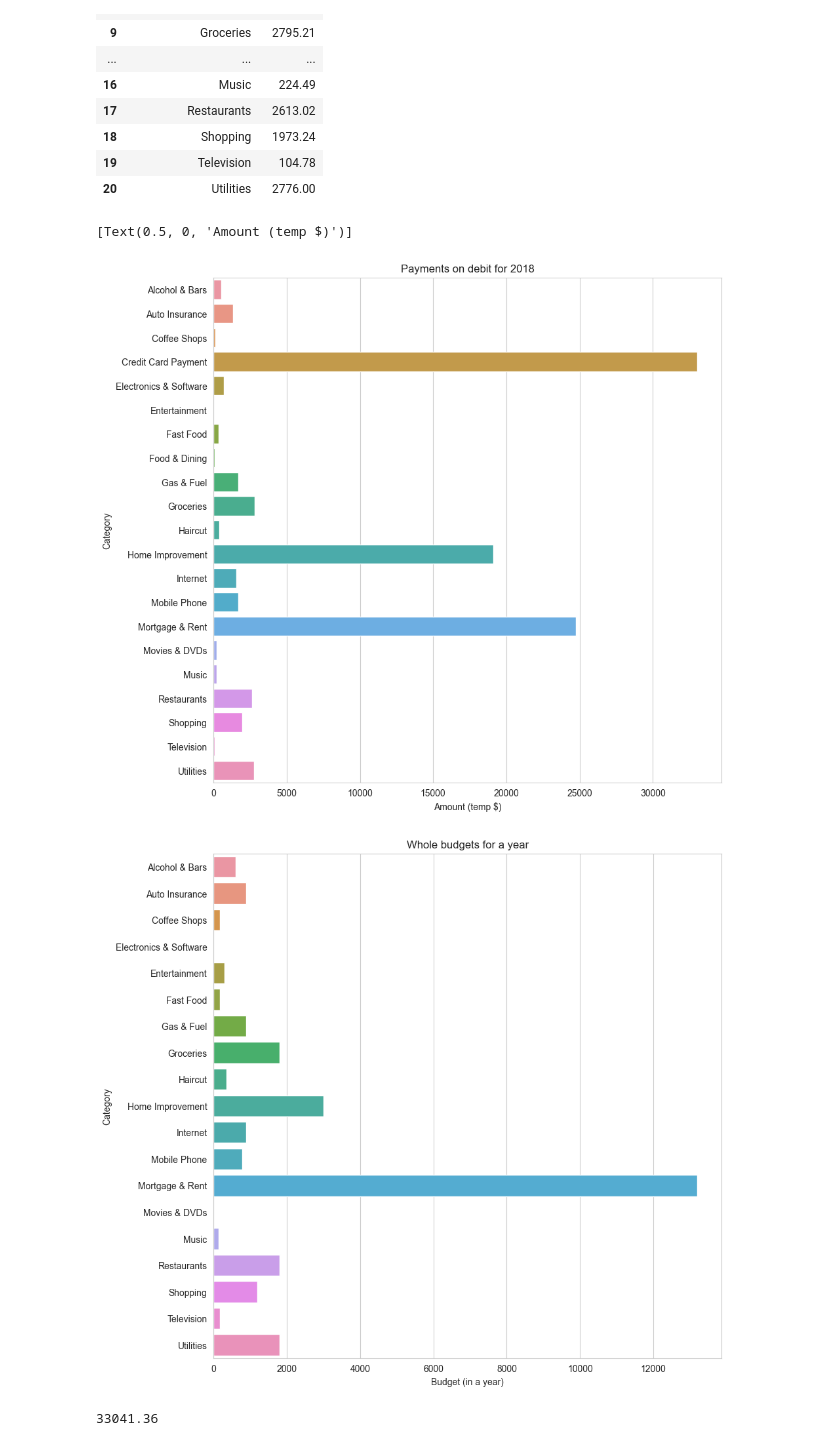
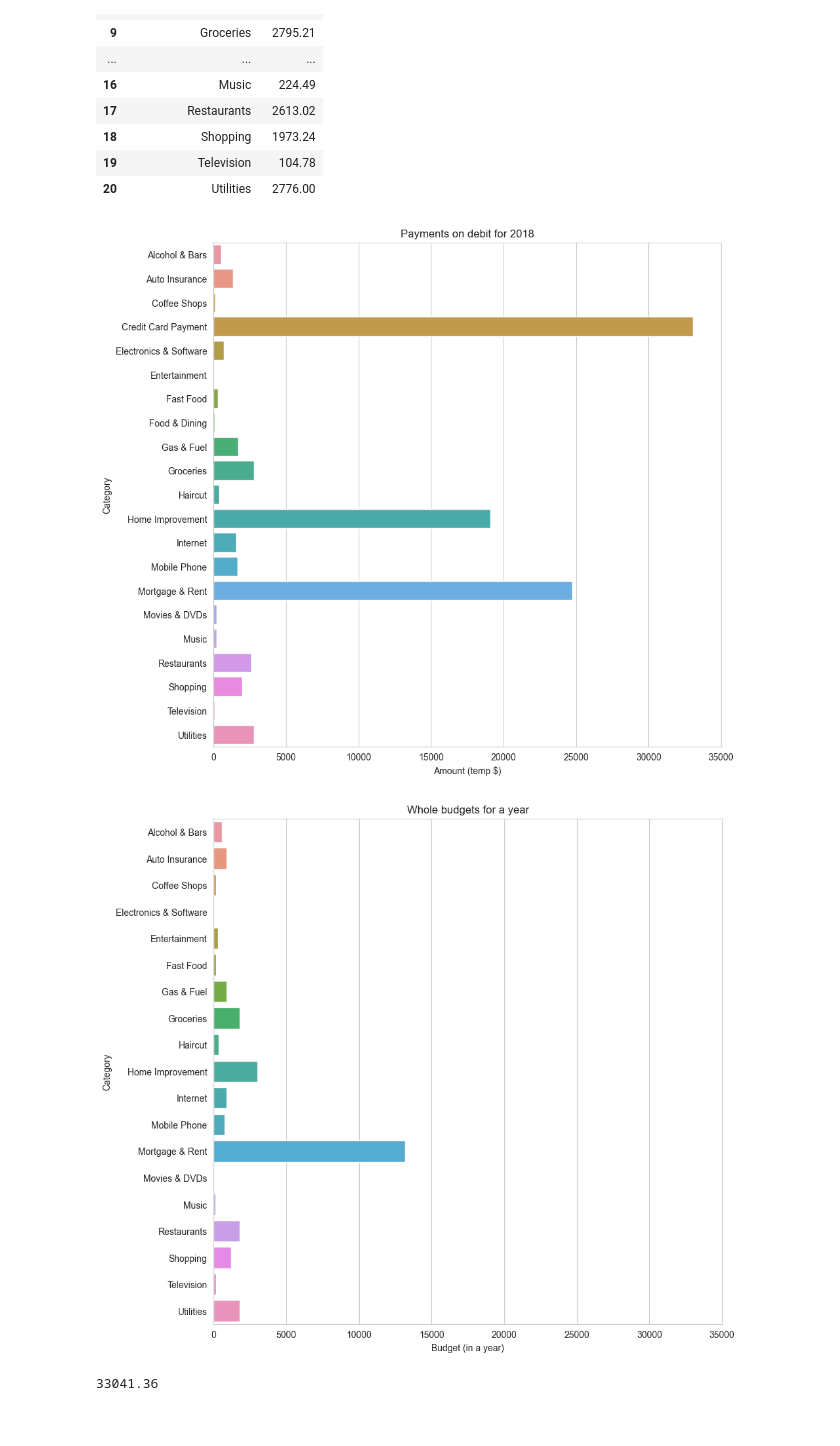
Before and after one commit to LeonTran29/Davidson_Person_Finance, a Jupyter notebook: Test.ipynb, the cells around one changed output. Drawn from its saved outputs; the diff is of its cells as text; code cells hidden in the pictures.

```diff
--- a/Test.ipynb
+++ b/Test.ipynb
@@ -211,19 +268,19 @@ display(df_)
 | 20 | Utilities | 2776.00 |
 # %%
 fig,ax = plt.subplots(figsize=(10,10))
-sns.barplot(data=df_,x="Amount",y="Category").set(title = 'Payments on debit for 2018')
+f = sns.barplot(data=df_,x="Amount",y="Category")
+f.set(title = 'Payments on debit for 2018',xlabel = 'Amount (temp $)',xlim=(0,35000))
 sns.set_style('whitegrid')
-ax.set(xlabel = 'Amount (temp $)')
 # %% [output]
-[Text(0.5, 0, 'Amount (temp $)')]
-[figure, old version]
+[figure, new version]
 # %%
 bud['Budget (in a year)'] = bud['Budget']*12
 fig,ax = plt.subplots(figsize=(10,10))
-sns.barplot(x='Budget (in a year)',y='Category',data=bud).set(title = 'Whole budgets for a year')
+g = sns.barplot(x='Budget (in a year)',y='Category',data=bud)
+g.set(title = 'Whole budgets for a year',xlim=(0,35000))
 sns.set_style('whitegrid')
 # %% [output]
-[figure, old version]
+[figure, new version]
 # %%
 # display(db[(db['Category']=='Credit Card Payment') & (db['Transaction Type']=='debit')])
 
```
Also changed, not shown: parts of 5 cells of this notebook, 1 other file.
